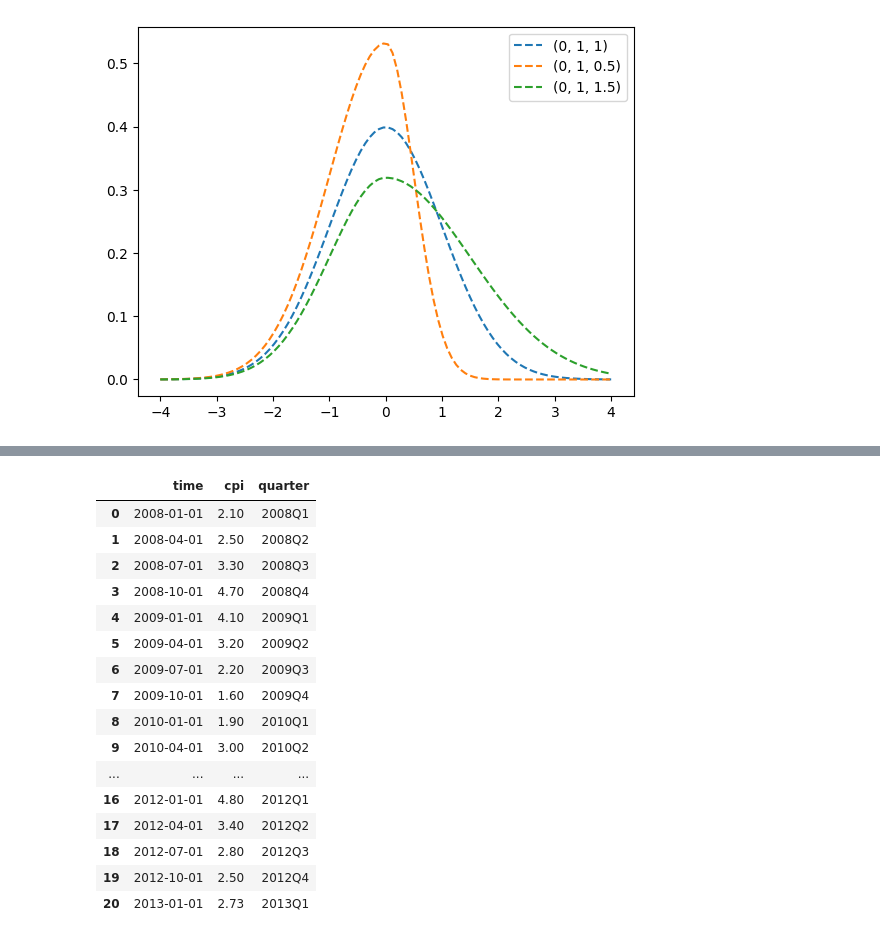
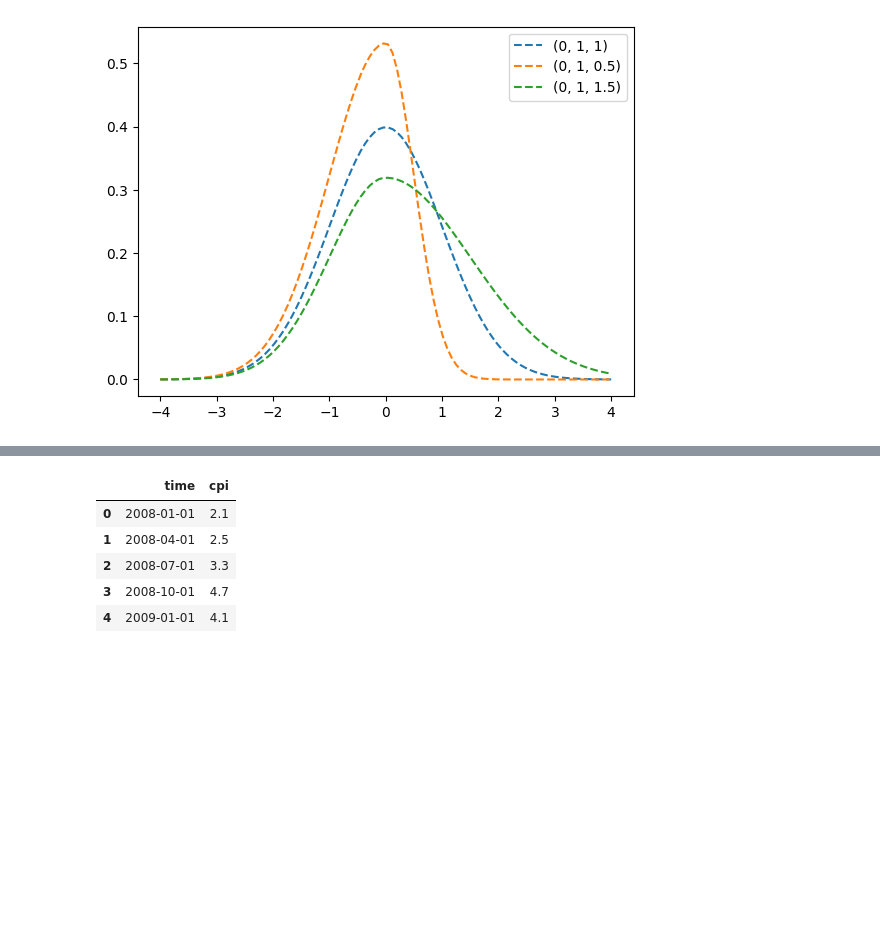
Before and after one commit to Vuong-Chu/Projects, a Jupyter notebook: Python/Econometrics/Fan_chart.ipynb, the cells around one changed output, grey strips where cells are left out. Saved outputs shown, nothing was run; the diff lists cells and outputs as text; code cells hidden in the pictures; blank space fills up the shorter version.

```diff
--- a/Python/Econometrics/Fan_chart.ipynb
+++ b/Python/Econometrics/Fan_chart.ipynb
@@ -107,23 +117,11 @@ boe
 # %%
 cpi["time"] = pd.to_datetime(cpi["time"], format="%d/%m/%Y")
-cpi["quarter"] = pd.PeriodIndex(cpi.time, freq='Q')
-cpi
+cpi.head(5)
 # %% [output]
-|  | time | cpi | quarter |
-| 0 | 2008-01-01 | 2.10 | 2008Q1 |
-| 1 | 2008-04-01 | 2.50 | 2008Q2 |
-| 2 | 2008-07-01 | 3.30 | 2008Q3 |
-| 3 | 2008-10-01 | 4.70 | 2008Q4 |
-| 4 | 2009-01-01 | 4.10 | 2009Q1 |
-| 5 | 2009-04-01 | 3.20 | 2009Q2 |
-| 6 | 2009-07-01 | 2.20 | 2009Q3 |
-| 7 | 2009-10-01 | 1.60 | 2009Q4 |
-| 8 | 2010-01-01 | 1.90 | 2010Q1 |
-| 9 | 2010-04-01 | 3.00 | 2010Q2 |
-| ... | ... | ... | ... |
-| 16 | 2012-01-01 | 4.80 | 2012Q1 |
-| 17 | 2012-04-01 | 3.40 | 2012Q2 |
-| 18 | 2012-07-01 | 2.80 | 2012Q3 |
-| 19 | 2012-10-01 | 2.50 | 2012Q4 |
-| 20 | 2013-01-01 | 2.73 | 2013Q1 |
+|  | time | cpi |
+| 0 | 2008-01-01 | 2.1 |
+| 1 | 2008-04-01 | 2.5 |
+| 2 | 2008-07-01 | 3.3 |
+| 3 | 2008-10-01 | 4.7 |
+| 4 | 2009-01-01 | 4.1 |
 # %%
```
Also changed, not shown: parts of 8 cells of this notebook.
